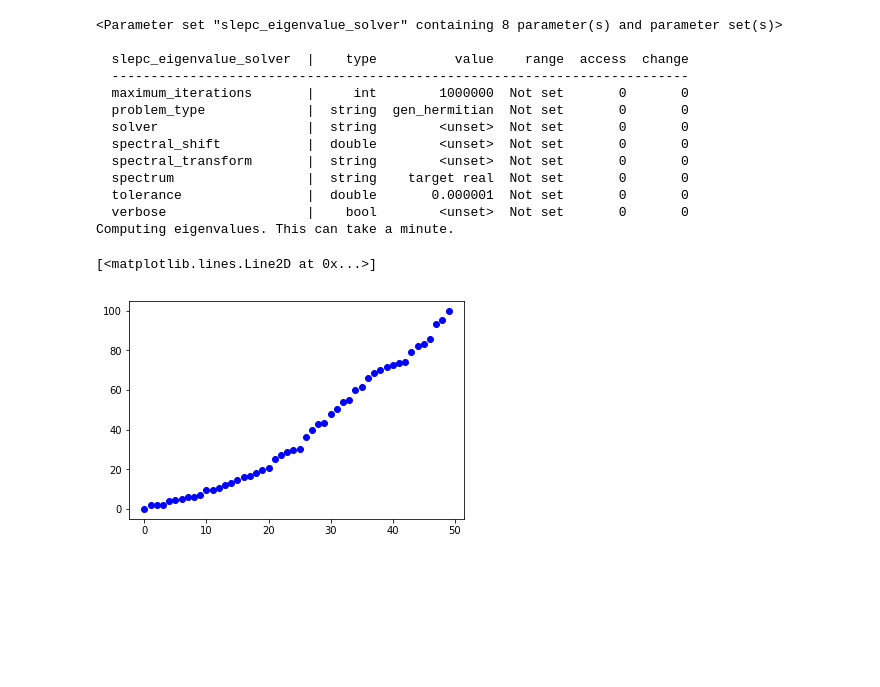
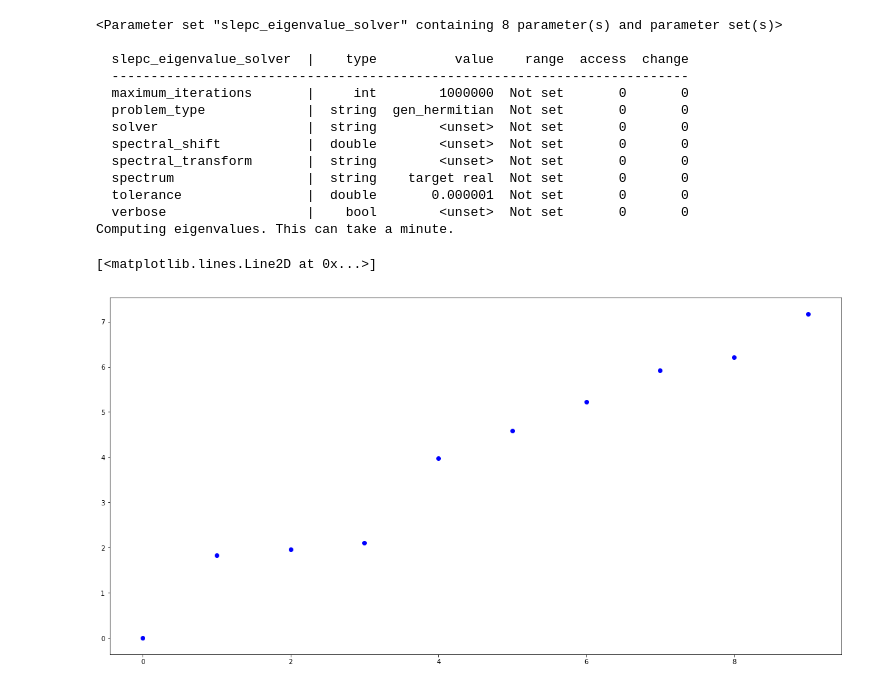
Before and after one commit to haasdo95/transphere, a Jupyter notebook: martino/FEM_cotan_GHCN.ipynb, the cells around one changed output. Drawn from its saved outputs; the diff is of its cells as text; code cells hidden in the pictures; blank space fills up the shorter version.

```diff
--- a/martino/FEM_cotan_GHCN.ipynb
+++ b/martino/FEM_cotan_GHCN.ipynb
@@ -385,8 +385,9 @@ sphere.e_lumped(N=50)
   tolerance                |  double       0.000001  Not set       0       0
   verbose                  |    bool        <unset>  Not set       0       0
 Computing eigenvalues. This can take a minute.
-# %%
-plt.plot(range(len(sphere.eig_values)), sphere.eig_values, 'bo')
-# %% [output]
-[<matplotlib.lines.Line2D at 0x...>]
-[figure, removed]
+# %%
+fig, ax = plt.subplots(figsize=(20, 10))
+ax.plot(sphere.eig_values[:10], 'bo')
+# %% [output]
+[<matplotlib.lines.Line2D at 0x...>]
+[figure, added]
```
Also changed, not shown: parts of 1 cell of this notebook.
